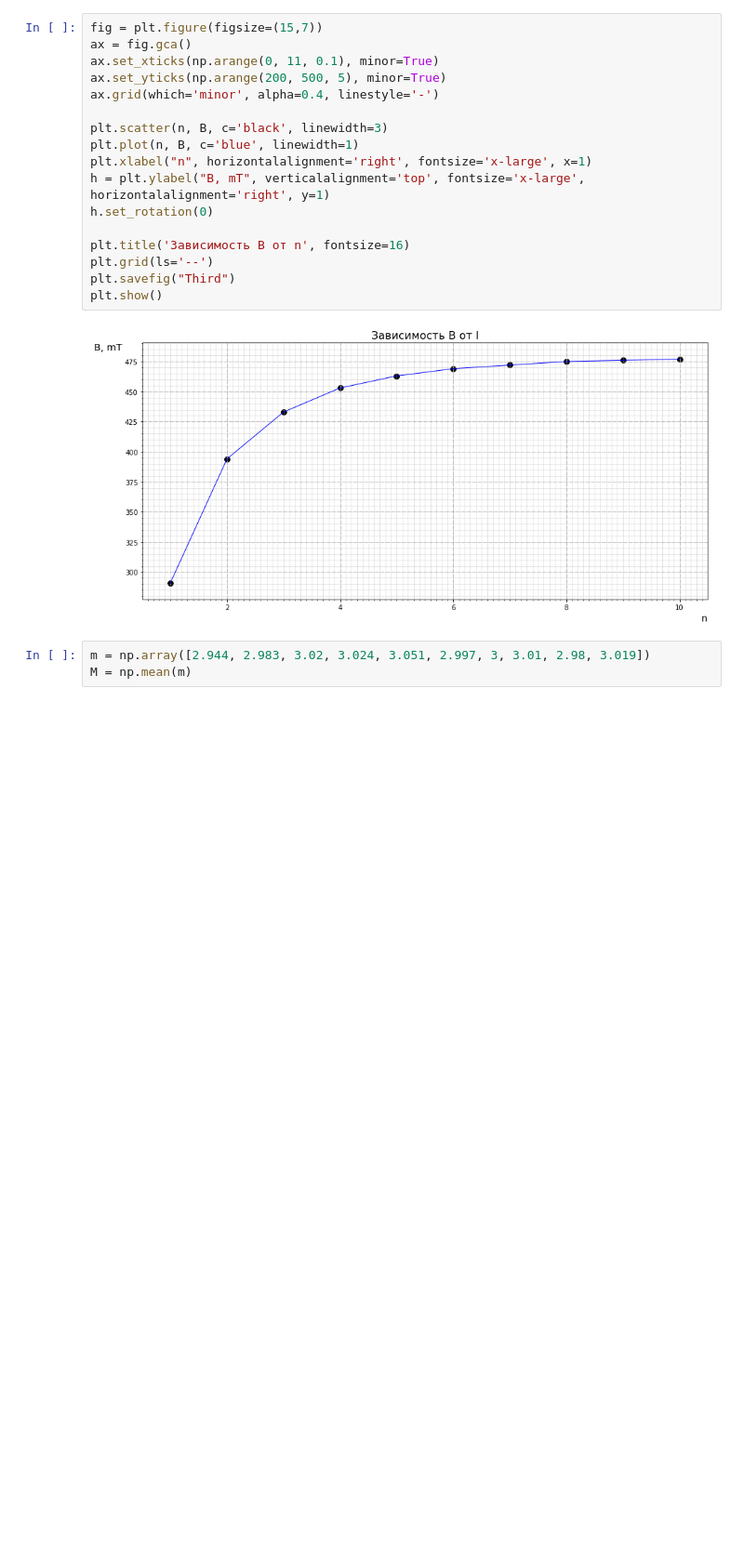
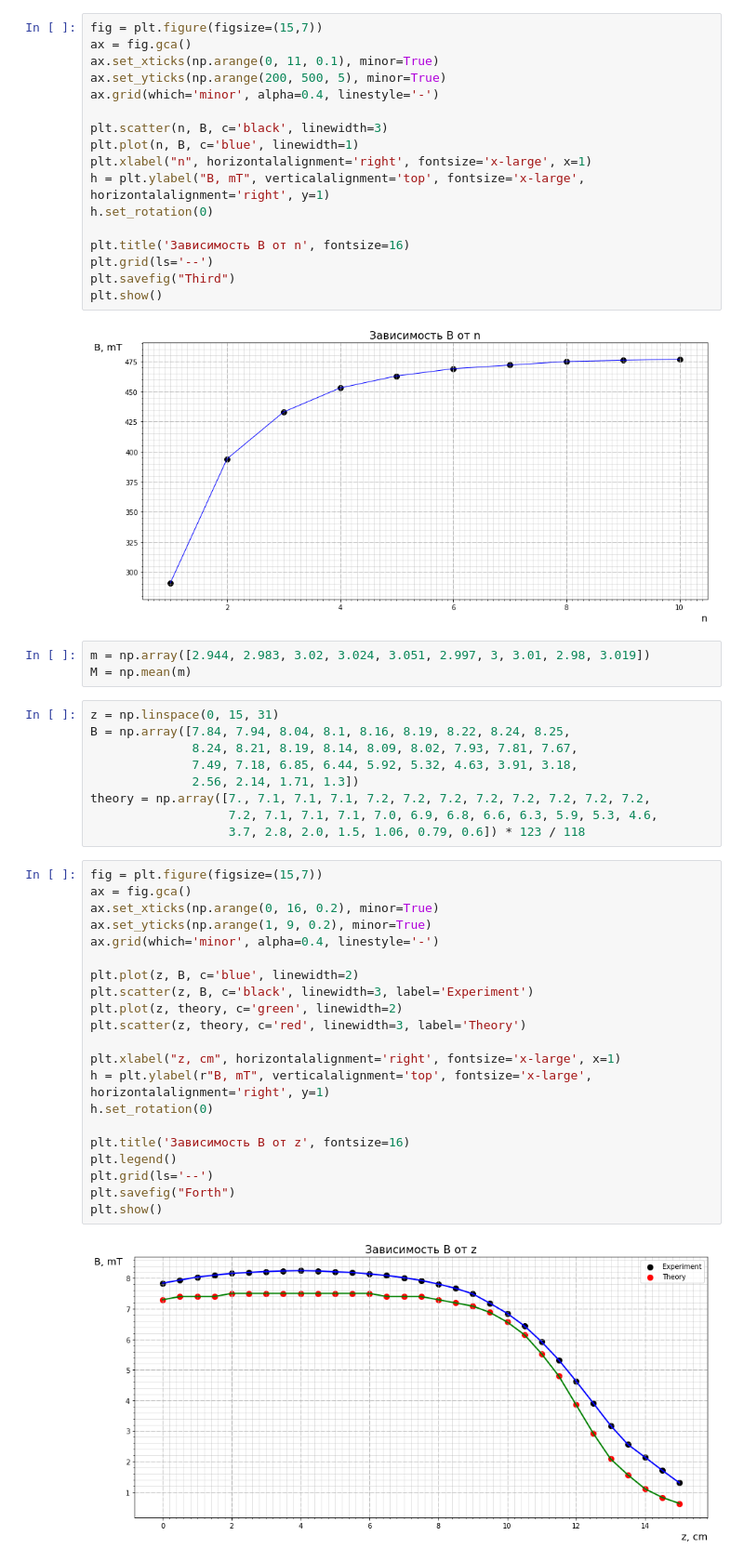
Before and after one commit to svinkapeppa/5-term, a Jupyter notebook: physics/1.2.ipynb, the cells around one changed output. Shown at 93% size. Cells and saved outputs as stored; diff of their text form; blank space fills up the shorter version.

```diff
--- a/physics/1.2.ipynb
+++ b/physics/1.2.ipynb
@@ -84,3 +85,35 @@ plt.show()
 # %%
 m = np.array([2.944, 2.983, 3.02, 3.024, 3.051, 2.997, 3, 3.01, 2.98, 3.019])
 M = np.mean(m)
+# %%
+z = np.linspace(0, 15, 31)
+B = np.array([7.84, 7.94, 8.04, 8.1, 8.16, 8.19, 8.22, 8.24, 8.25,
+              8.24, 8.21, 8.19, 8.14, 8.09, 8.02, 7.93, 7.81, 7.67,
+              7.49, 7.18, 6.85, 6.44, 5.92, 5.32, 4.63, 3.91, 3.18,
+              2.56, 2.14, 1.71, 1.3])
+theory = np.array([7., 7.1, 7.1, 7.1, 7.2, 7.2, 7.2, 7.2, 7.2, 7.2, 7.2, 7.2,
+                   7.2, 7.1, 7.1, 7.1, 7.0, 6.9, 6.8, 6.6, 6.3, 5.9, 5.3, 4.6,
+                   3.7, 2.8, 2.0, 1.5, 1.06, 0.79, 0.6]) * 123 / 118
+# %%
+fig = plt.figure(figsize=(15,7))
+ax = fig.gca()
+ax.set_xticks(np.arange(0, 16, 0.2), minor=True)
+ax.set_yticks(np.arange(1, 9, 0.2), minor=True)
+ax.grid(which='minor', alpha=0.4, linestyle='-')
+
+plt.plot(z, B, c='blue', linewidth=2)
+plt.scatter(z, B, c='black', linewidth=3, label='Experiment')
+plt.plot(z, theory, c='green', linewidth=2)
+plt.scatter(z, theory, c='red', linewidth=3, label='Theory')
+
+plt.xlabel("z, cm", horizontalalignment='right', fontsize='x-large', x=1)
+h = plt.ylabel(r"B, mT", verticalalignment='top', fontsize='x-large', horizontalalignment='right', y=1)
+h.set_rotation(0)
+
+plt.title('Зависимость B от z', fontsize=16)
+plt.legend()
+plt.grid(ls='--')
+plt.savefig("Forth")
+plt.show()
+# %% [output]
+[figure, added]
```
Also changed, not shown: parts of 1 cell of this notebook.
